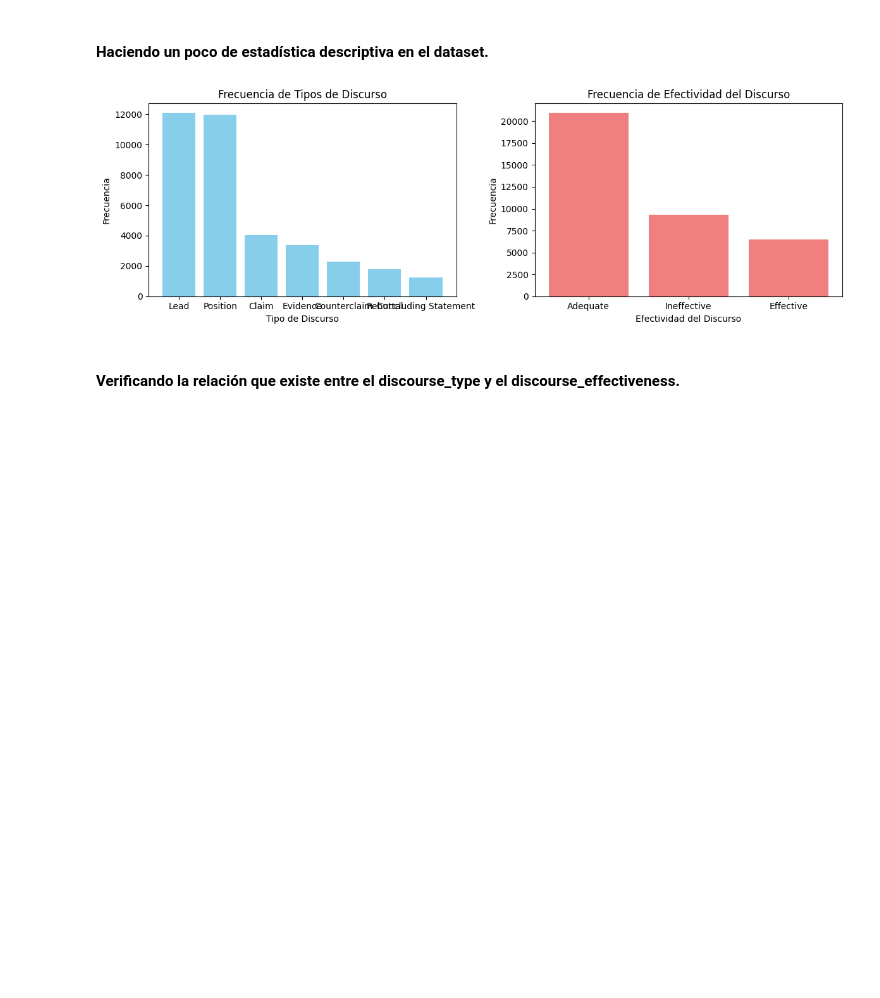
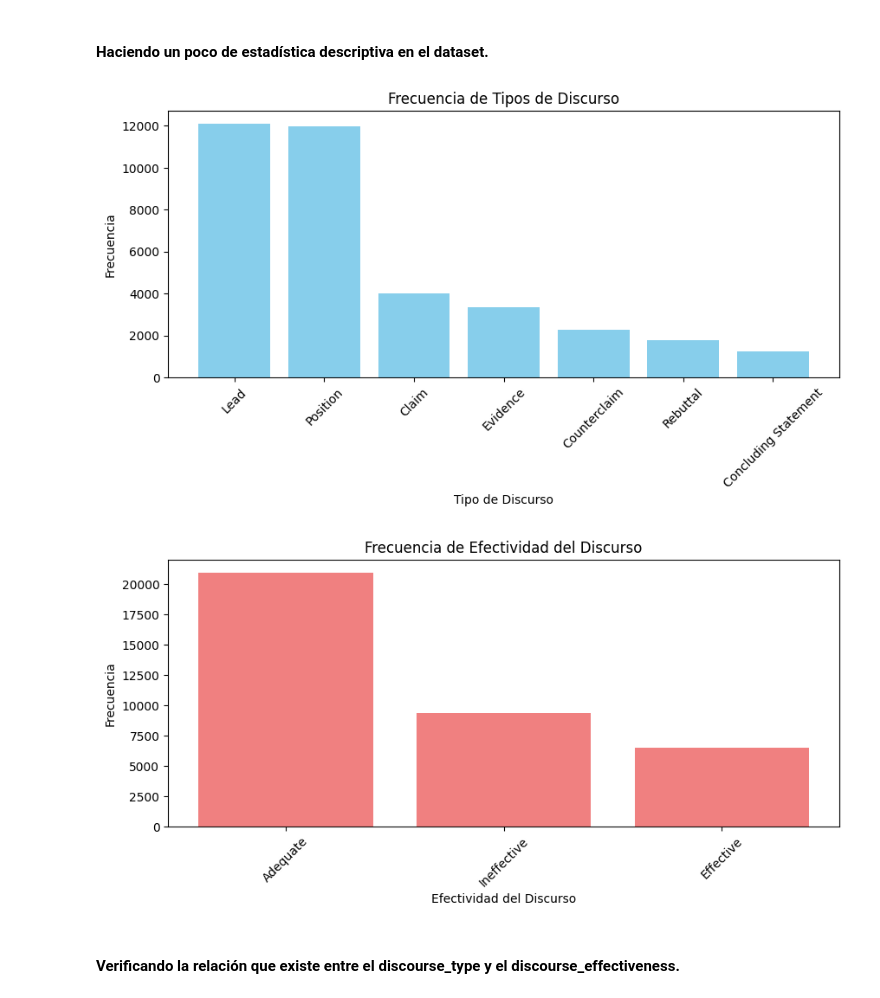
Before and after one commit to fredyvelasquezgt/Proyecto-2-DS, a Jupyter notebook: análisis.ipynb, the cells around one changed output. Cells and saved outputs as stored; diff of their text form; code cells hidden in the pictures; blank space fills up the shorter version.

```diff
--- a/análisis.ipynb
+++ b/análisis.ipynb
@@ -131,32 +131,30 @@ Rebuttal                      693        340          211
 # %%
 # Valores únicos en la columna 'discourse_type'
 unique_discourse_types = data['discourse_type'].unique()
 
 # Valores únicos en la columna 'discourse_effectiveness'
 unique_discourse_effectiveness = data['discourse_effectiveness'].unique()
 
-# Creando una figura con dos subgráficos
-fig, (ax1, ax2) = plt.subplots(1, 2, figsize=(12, 4))
-
 # Gráfico de barras para 'discourse_type'
-ax1.bar(unique_discourse_types, data['discourse_type'].value_counts(), color='skyblue')
-ax1.set_xlabel('Tipo de Discurso')
-ax1.set_ylabel('Frecuencia')
-ax1.set_title('Frecuencia de Tipos de Discurso')
+plt.figure(figsize=(10, 4))
+plt.bar(unique_discourse_types, data['discourse_type'].value_counts(), color='skyblue')
+plt.xlabel('Tipo de Discurso')
+plt.ylabel('Frecuencia')
+plt.title('Frecuencia de Tipos de Discurso')
+plt.xticks(rotation=45)
+plt.show()
 
 # Gráfico de barras para 'discourse_effectiveness'
-ax2.bar(unique_discourse_effectiveness, data['discourse_effectiveness'].value_counts(), color='lightcoral')
-ax2.set_xlabel('Efectividad del Discurso')
-ax2.set_ylabel('Frecuencia')
-ax2.set_title('Frecuencia de Efectividad del Discurso')
-
-# Ajustando el espacio entre los subgráficos
-plt.tight_layout()
-
-# Mostrando los gráficos
+plt.figure(figsize=(10, 4))
+plt.bar(unique_discourse_effectiveness, data['discourse_effectiveness'].value_counts(), color='lightcoral')
+plt.xlabel('Efectividad del Discurso')
+plt.ylabel('Frecuencia')
+plt.title('Frecuencia de Efectividad del Discurso')
+plt.xticks(rotation=45)
 plt.show()
 # %% [output]
-[figure, old version]
+[figure, new version]
+[figure, added]
 # %% [markdown]
 #### Verificando la relación que existe entre el discourse_type y el discourse_effectiveness.
 # %%
```
Also changed, not shown: parts of 1 cell of this notebook.
